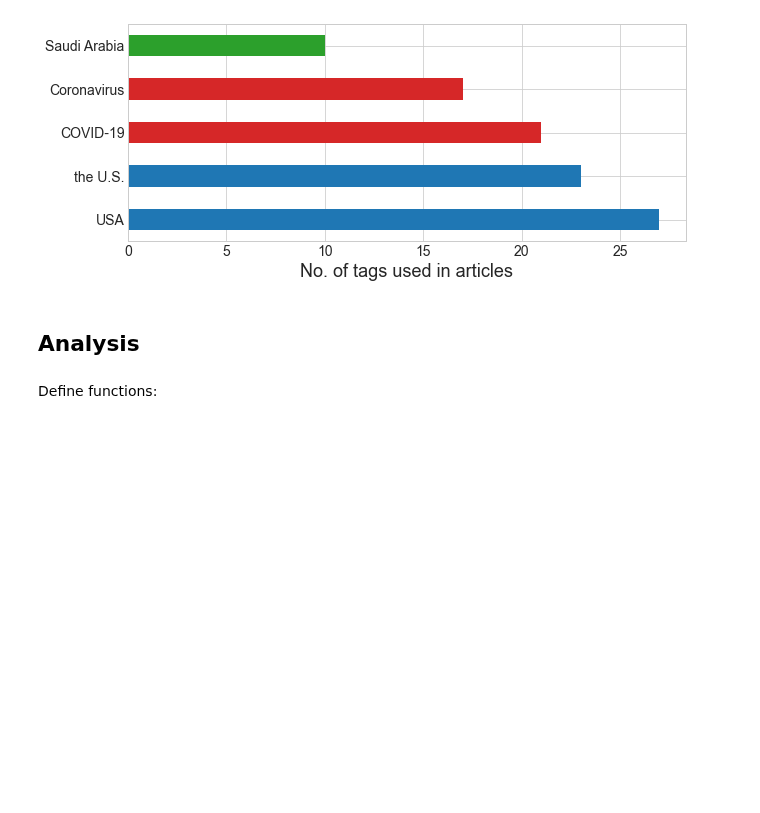
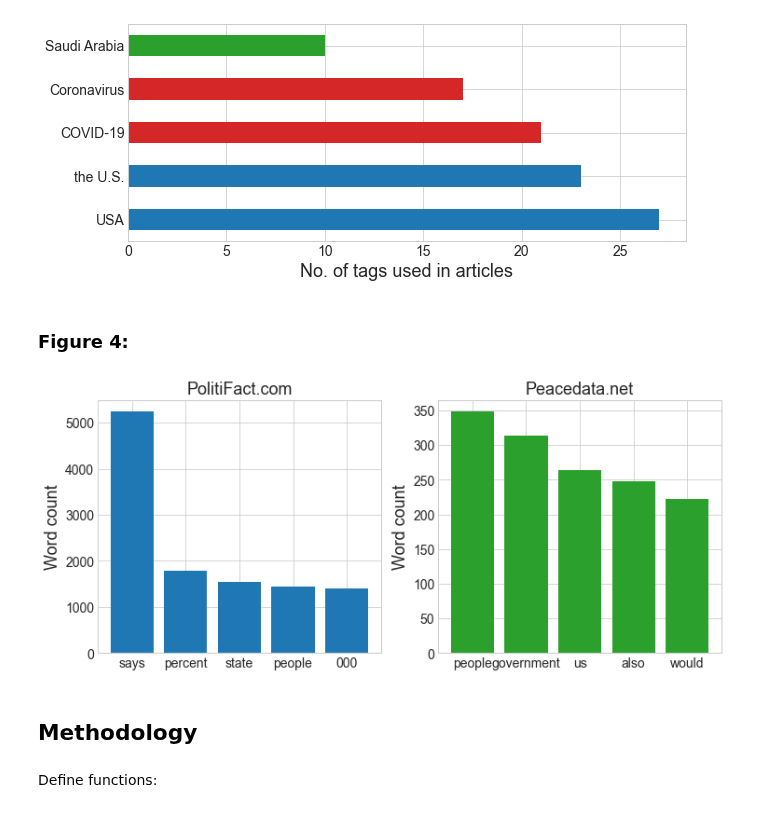
Before and after one commit to pgb206/ISDS2022_group7, a Jupyter notebook: project_copy/project.ipynb, the cells around one changed output. Cells and saved outputs as stored; diff of their text form; code cells hidden in the pictures; blank space fills up the shorter version.

```diff
--- a/project_copy/project.ipynb
+++ b/project_copy/project.ipynb
@@ -505,15 +591,10 @@ else:
 # %% [markdown]
 Structure PeaceData data:
 # %%
-if list(data_pd.columns) == ['URL', 'Date', 'Title', 'Article', 'Author', 'Tags']:
+if list(data_pd.columns) == ['URL', 'Date', 'Title', 'Article', 'Tags']:
     pass
 
 else:
-    # Extract author
-    data_pd['Author'] = data_pd['text_body'].apply(lambda x: x[0].split(',')[0].strip()[3:]
-                                                    if x[0].split(',')[0].lower().strip().startswith('by')
-                                                    else 'Unknown')
-
     # Slice article and clean
     data_pd['Article'] = data_pd['text_body']\
                                     .apply(lambda x: ' '.join(x[2:-3]).strip())\
@@ -528,7 +609,7 @@ else:
                             'tags' : 'Tags',
                             'url'  : 'URL'}, inplace=True)
     # Reorder and save
-    data_pd = data_pd[['URL', 'Date', 'Title', 'Article', 'Author', 'Tags']]
+    data_pd = data_pd[['URL', 'Date', 'Title', 'Article', 'Tags']]
     data_pd.to_parquet('data/data_pd.pq')
 # %% [markdown]
 ## Descriptive Statistics
@@ -612,6 +672,57 @@ plt.savefig('figs/fig3_top5tags_pdn.pdf', bbox_inches='tight')
 # %% [output]
 [figure]
+# %% [markdown]
+### Figure 4:
+# %%
+def word_count_prep(document: str) -> str:
+    """
+    Prepare article and quote data for figure 4.
+
+    Input:
+    - - - - - -
+    document (str) : String to be prepared
+
+    Output:
+    - - - - - -
+    document (str) : Prepared string.
+    """
+    # Lowercase and remove non-alphanumeric characters
+    document = document.lower()
+    document = re.sub(r'[^\w\s]', ' ', document)
+    # Tokenize
+    document_tokens = nltk.tokenize.word_tokenize(document)
+    # Delete stop-words
+    document_nostop = [i for i in document_tokens if i not in nltk.corpus.stopwords.words('english')]
+
+    return document_nostop
+
+lemz_pdn = data_pd['Article'].apply(word_count_prep)
+lemz_pf = data_pf['Quote'].apply(word_count_prep)
+
+all_words_pdn = []
+for word_list in lemz_pdn:
+    all_words_pdn += word_list
+mostcommon_pdn = nltk.probability.FreqDist(all_words_pdn).most_common(5)
+
+all_words_pf = []
+for word_list in lemz_pf:
+    all_words_pf += word_list
+mostcommon_pf = nltk.probability.FreqDist(all_words_pf).most_common(5)
+
+x_pdn, y_pdn = zip(*mostcommon_pdn)
+x_pf, y_pf = zip(*mostcommon_pf)
+
+f_words, ax = plt.subplots(1,2, figsize=(12, 5))
+ax[0].bar(x_pf, y_pf, color='tab:blue')
+ax[0].set_title("PolitiFact.com")
+ax[0].set_ylabel('Word count')
+ax[1].bar(x_pdn, y_pdn, color='tab:green')
+ax[1].set_title("Peacedata.net")
+ax[1].set_ylabel('Word count')
+plt.savefig('figs/fig4.pdf', bbox_inches='tight')
+# %% [output]
+[figure, added]
 # %% [markdown]
-## Analysis
+## Methodology
 # %% [markdown]
 Define functions:
```
Also changed, not shown: parts of 42 cells of this notebook, 6 other files.
